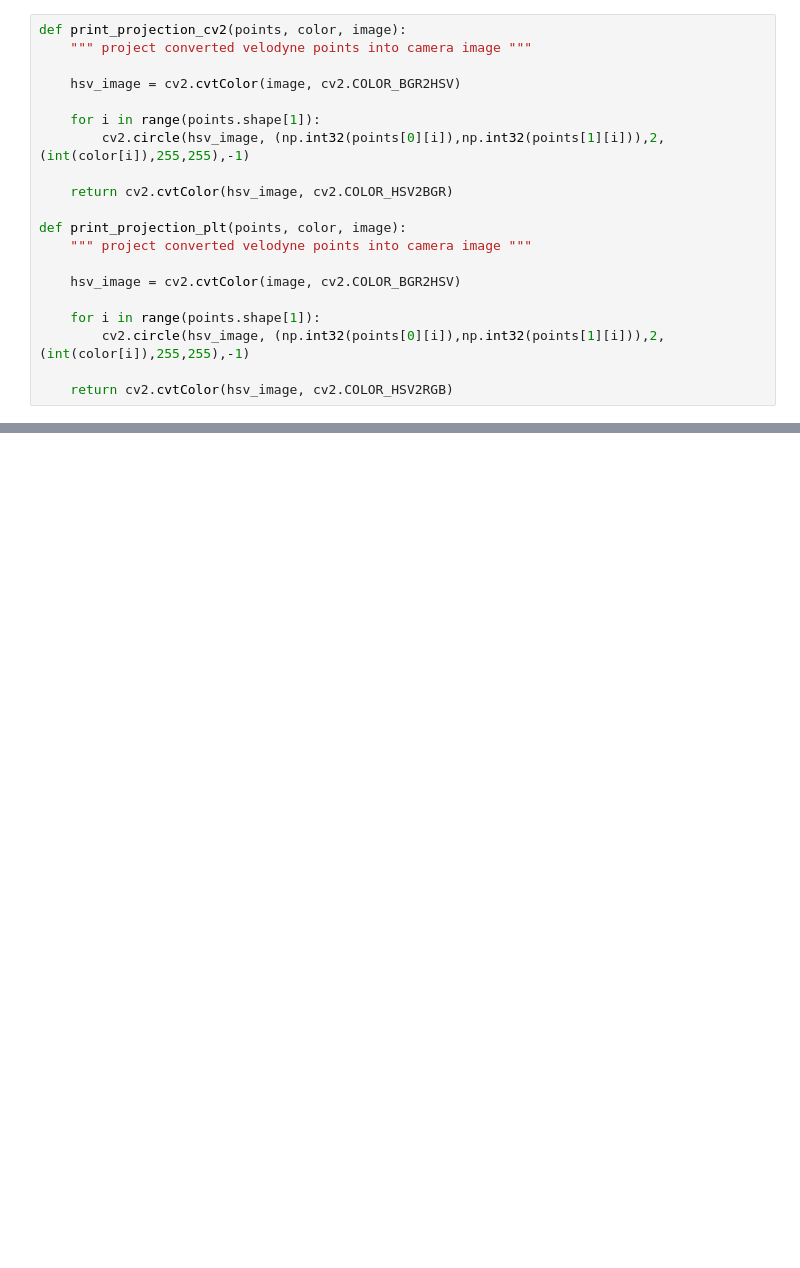
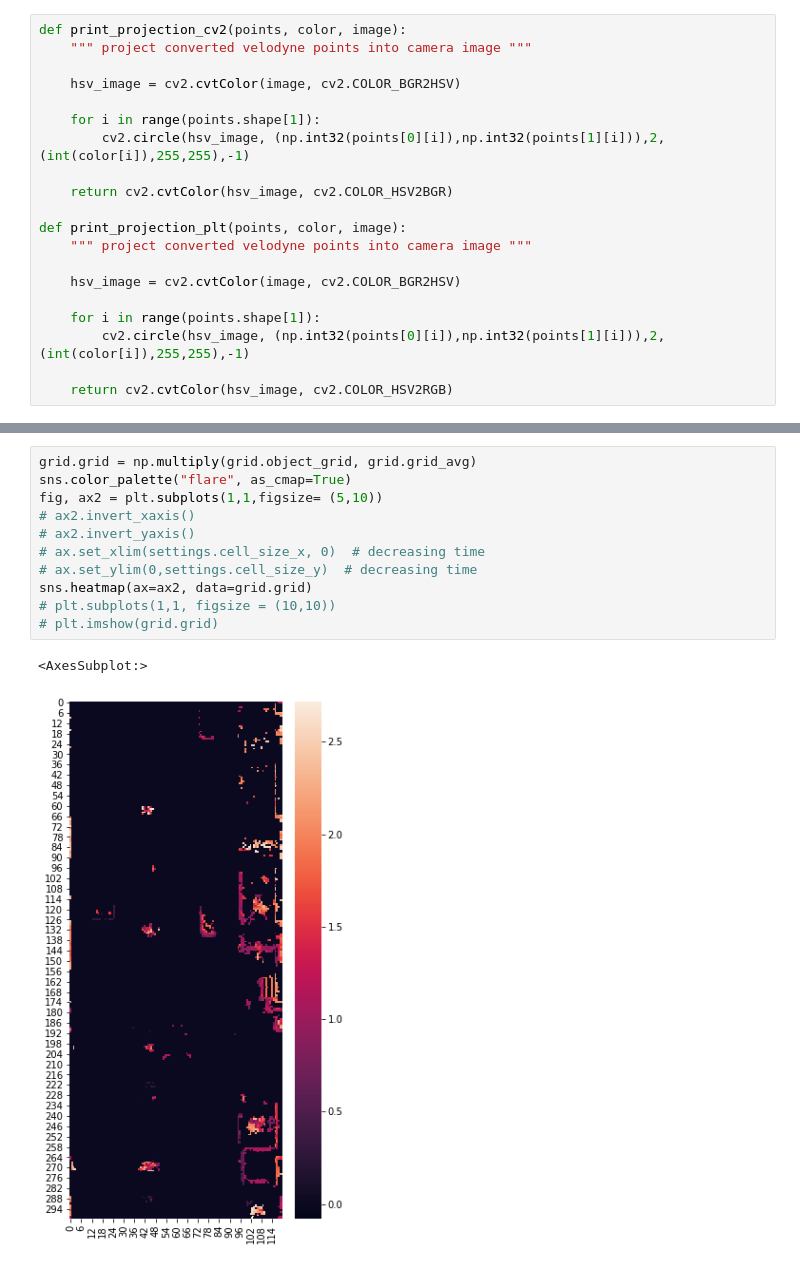
Before and after one commit to robertocaiwu/2.5DATMO, a Jupyter notebook: Velo2cam.ipynb, the cells around one changed output, grey strips where cells are left out. Drawn from its saved outputs; the diff is of its cells as text; blank space fills up the shorter version.

```diff
--- a/Velo2cam.ipynb
+++ b/Velo2cam.ipynb
@@ -126 +137,15 @@ sns.heatmap(ax=ax, data=grid)
+# %%
+grid.grid = np.multiply(grid.object_grid, grid.grid_avg)
+sns.color_palette("flare", as_cmap=True)
+fig, ax2 = plt.subplots(1,1,figsize= (5,10))
+# ax2.invert_xaxis()
+# ax2.invert_yaxis()
+# ax.set_xlim(settings.cell_size_x, 0)  # decreasing time
+# ax.set_ylim(0,settings.cell_size_y)  # decreasing time
+sns.heatmap(ax=ax2, data=grid.grid)
+# plt.subplots(1,1, figsize = (10,10))
+# plt.imshow(grid.grid)
+# %% [output]
+<AxesSubplot:>
+[figure, added]
 # %%
```
Also changed, not shown: parts of 14 cells of this notebook, 6 other files.
